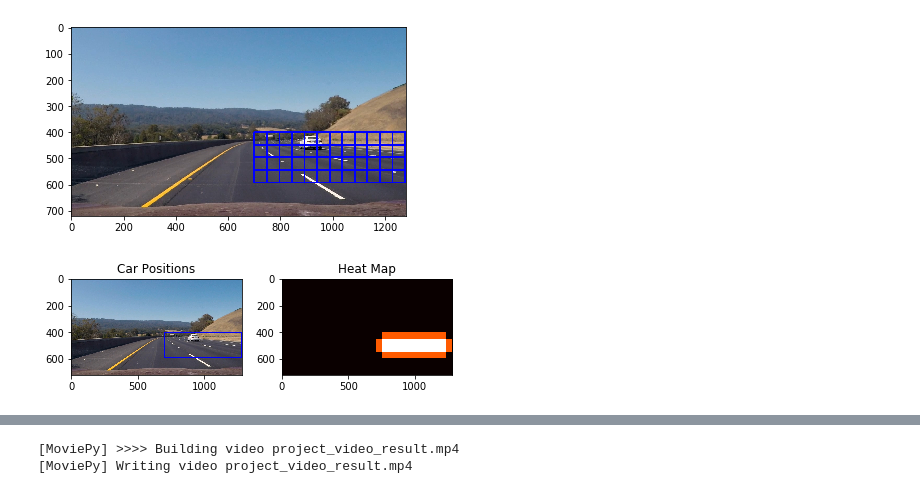
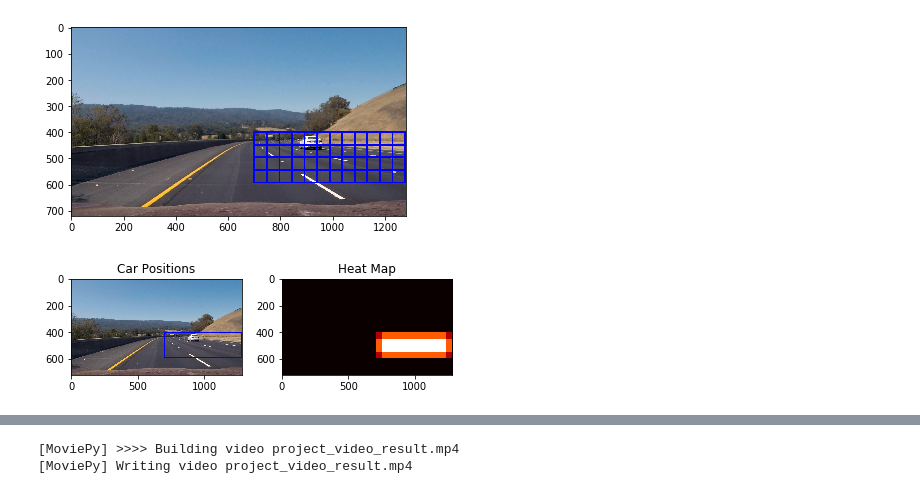
Before and after one commit to dumebi/CarND-Vehicle-Detection, a Jupyter notebook: project.ipynb, the cells around one changed output, grey strips where cells are left out. Drawn from its saved outputs; the diff is of its cells as text; code cells hidden in the pictures.

```diff
--- a/project.ipynb
+++ b/project.ipynb
@@ -625,26 +646,27 @@ plt.imshow(window_img)
 # %%
 heat = np.zeros_like(sample_test_image[:,:,0]).astype(np.float)
 # Add heat to each box in box list
 heat = add_heat(heat,hot_windows)
 
 # Apply threshold to help remove false positives
-heat = apply_threshold(heat,1)
+heat = apply_threshold(heat,0)
 
 # Visualize the heatmap when displaying
 heatmap = np.clip(heat, 0, 255)
 
 # Find final boxes from heatmap using label function
 labels = label(heatmap)
+
 draw_img = draw_labeled_bboxes(np.copy(sample_test_image), labels)
 
 fig = plt.figure()
 plt.subplot(121)
 plt.imshow(draw_img)
 plt.title('Car Positions')
 plt.subplot(122)
 plt.imshow(heatmap, cmap='hot')
 plt.title('Heat Map')
 fig.tight_layout()
 # %% [output]
-[figure, old version]
+[figure, new version]
 # %%
```
Also changed, not shown: parts of 20 cells of this notebook.
